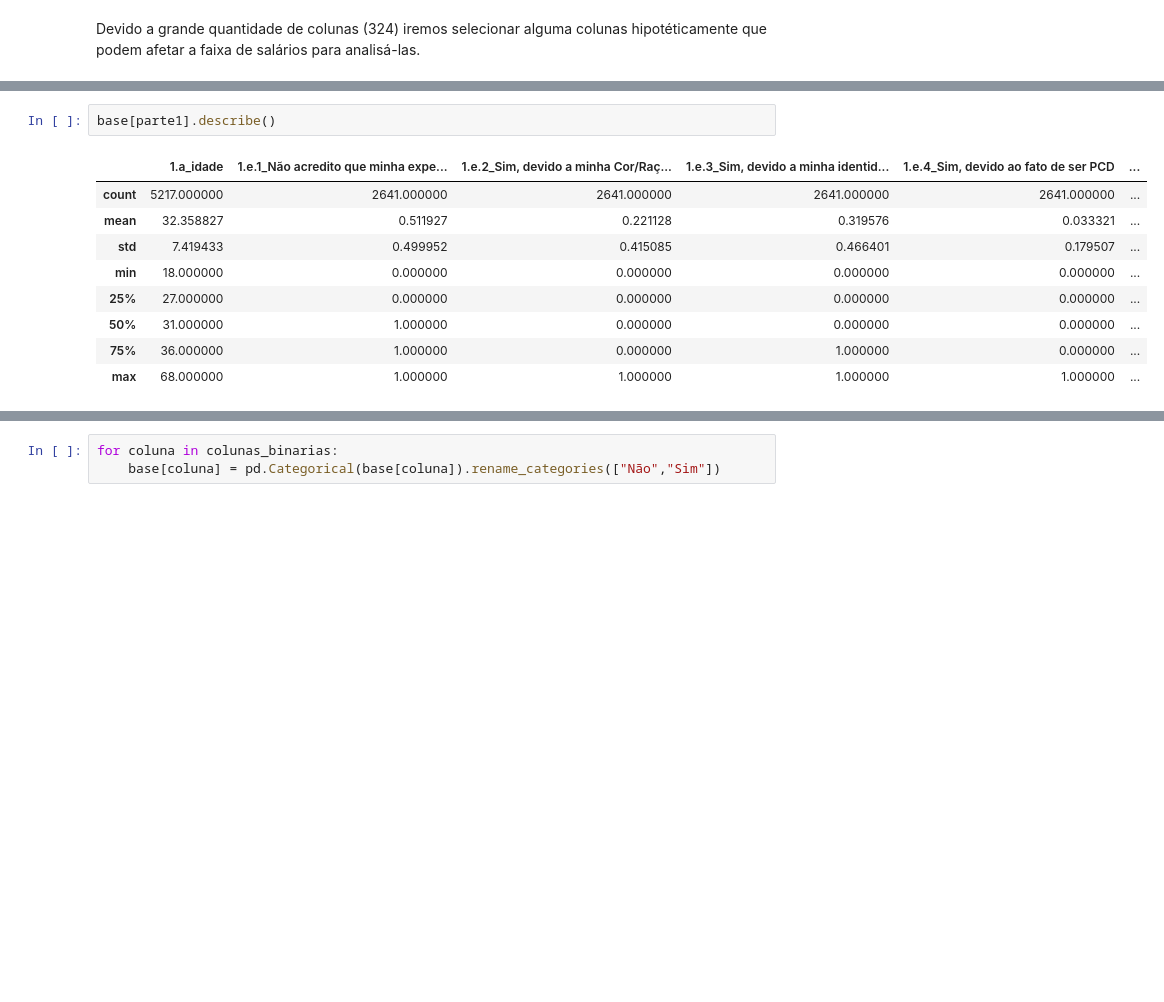
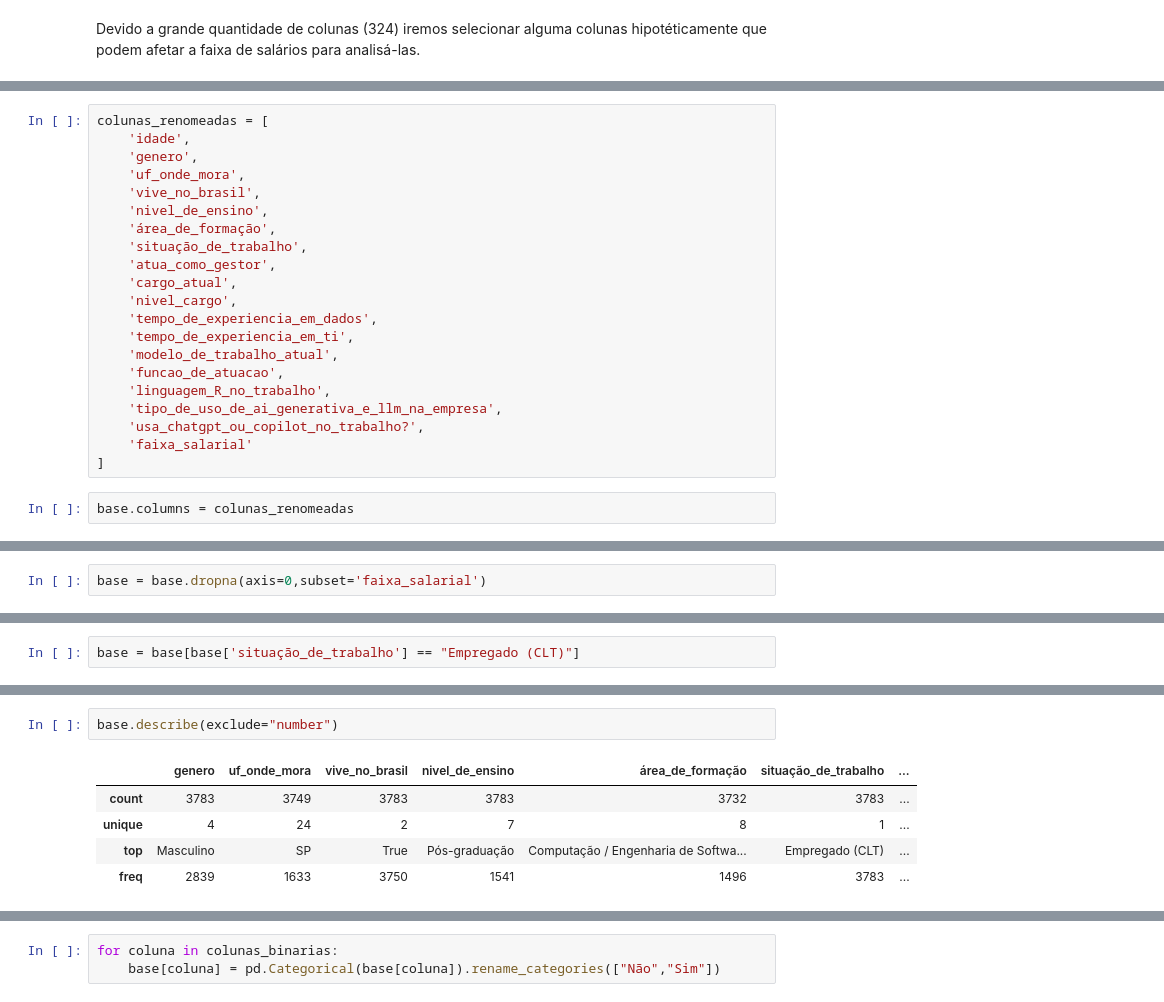
Before and after one commit to djgabriel93/State_of_Data_Brazil, a Jupyter notebook: notebooks/01-gd-tratamento-dados.ipynb, the cells around one changed output, grey strips where cells are left out. Saved outputs shown, nothing was run; the diff lists cells and outputs as text; blank space fills up the shorter version.

Commit message:
tratamento de dados

```diff
--- a/notebooks/01-gd-tratamento-dados.ipynb
+++ b/notebooks/01-gd-tratamento-dados.ipynb
@@ -176 +132,24 @@ parte1 = [
+# %%
+colunas_renomeadas = [
+    'idade',
+    'genero',
+    'uf_onde_mora',
+    'vive_no_brasil',
+    'nivel_de_ensino',
+    'área_de_formação',
+    'situação_de_trabalho',
+    'atua_como_gestor',
+    'cargo_atual',
+    'nivel_cargo',
+    'tempo_de_experiencia_em_dados',
+    'tempo_de_experiencia_em_ti',
+    'modelo_de_trabalho_atual',
+    'funcao_de_atuacao',
+    'linguagem_R_no_trabalho',
+    'tipo_de_uso_de_ai_generativa_e_llm_na_empresa',
+    'usa_chatgpt_ou_copilot_no_trabalho?',
+    'faixa_salarial'
+]
+# %%
+base.columns = colunas_renomeadas
 # %%
@@ -195,0 +219,2 @@ memory usage: 1.2+ MB
+# %%
+base = base.dropna(axis=0,subset='faixa_salarial')
@@ -195,0 +281,2 @@ memory usage: 1.2+ MB
+# %%
+base = base[base['situação_de_trabalho'] == "Empregado (CLT)"]
@@ -196,13 +303,9 @@ memory usage: 1.2+ MB
 # %%
-base[parte1].describe()
+base.describe(exclude="number")
 # %% [output]
-|  | 1.a_idade | 1.e.1_Não acredito que minha expe... | 1.e.2_Sim, devido a minha Cor/Raç... | 1.e.3_Sim, devido a minha identid... | 1.e.4_Sim, devido ao fato de ser PCD | ... |
-| count | 5217.000000 | 2641.000000 | 2641.000000 | 2641.000000 | 2641.000000 | ... |
-| mean | 32.358827 | 0.511927 | 0.221128 | 0.319576 | 0.033321 | ... |
-| std | 7.419433 | 0.499952 | 0.415085 | 0.466401 | 0.179507 | ... |
-| min | 18.000000 | 0.000000 | 0.000000 | 0.000000 | 0.000000 | ... |
-| 25% | 27.000000 | 0.000000 | 0.000000 | 0.000000 | 0.000000 | ... |
-| 50% | 31.000000 | 1.000000 | 0.000000 | 0.000000 | 0.000000 | ... |
-| 75% | 36.000000 | 1.000000 | 0.000000 | 1.000000 | 0.000000 | ... |
-| max | 68.000000 | 1.000000 | 1.000000 | 1.000000 | 1.000000 | ... |
+|  | genero | uf_onde_mora | vive_no_brasil | nivel_de_ensino | área_de_formação | situação_de_trabalho | ... |
+| count | 3783 | 3749 | 3783 | 3783 | 3732 | 3783 | ... |
+| unique | 4 | 24 | 2 | 7 | 8 | 1 | ... |
+| top | Masculino | SP | True | Pós-graduação | Computação / Engenharia de Softwa... | Empregado (CLT) | ... |
+| freq | 2839 | 1633 | 3750 | 1541 | 1496 | 3783 | ... |
 # %%
```
Also changed, not shown: parts of 67 cells of this notebook.
